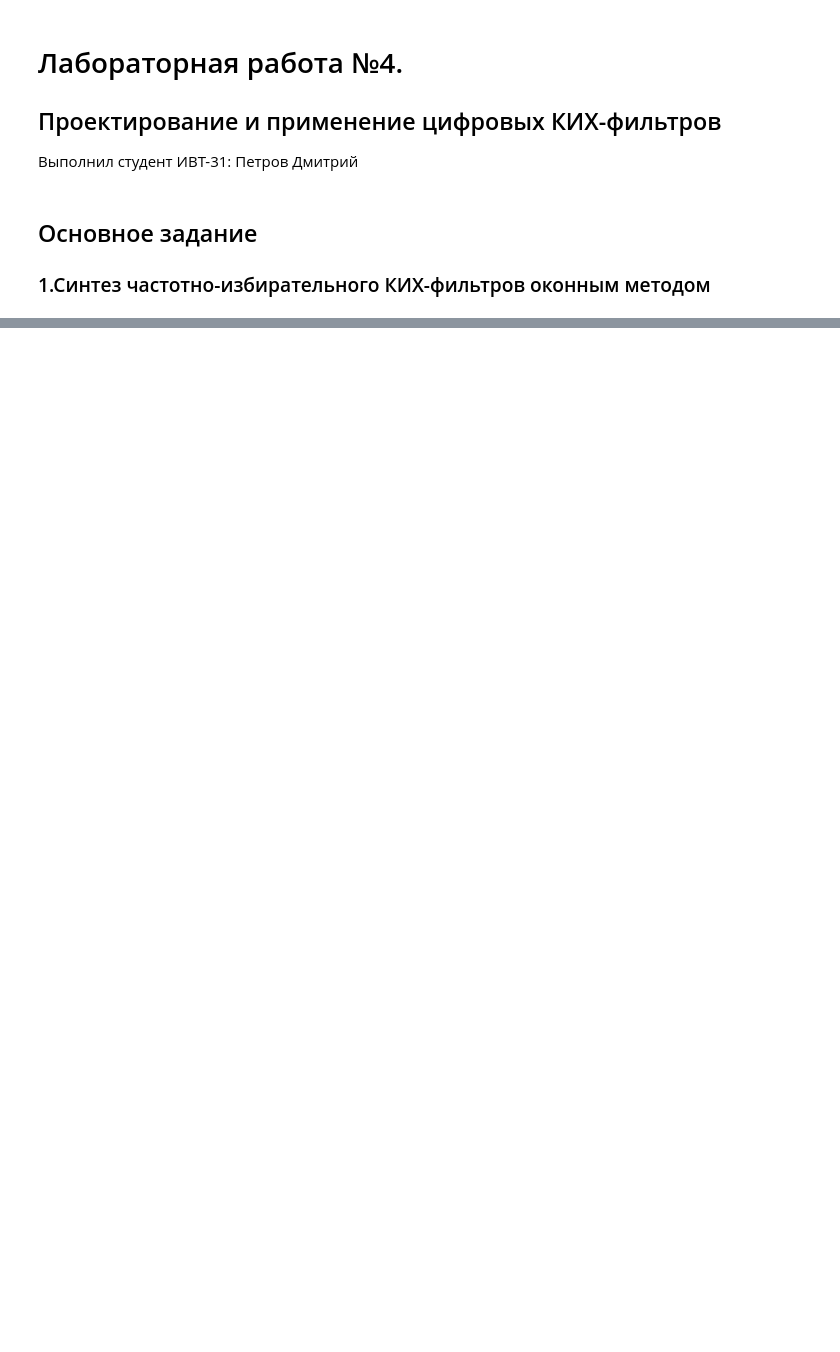
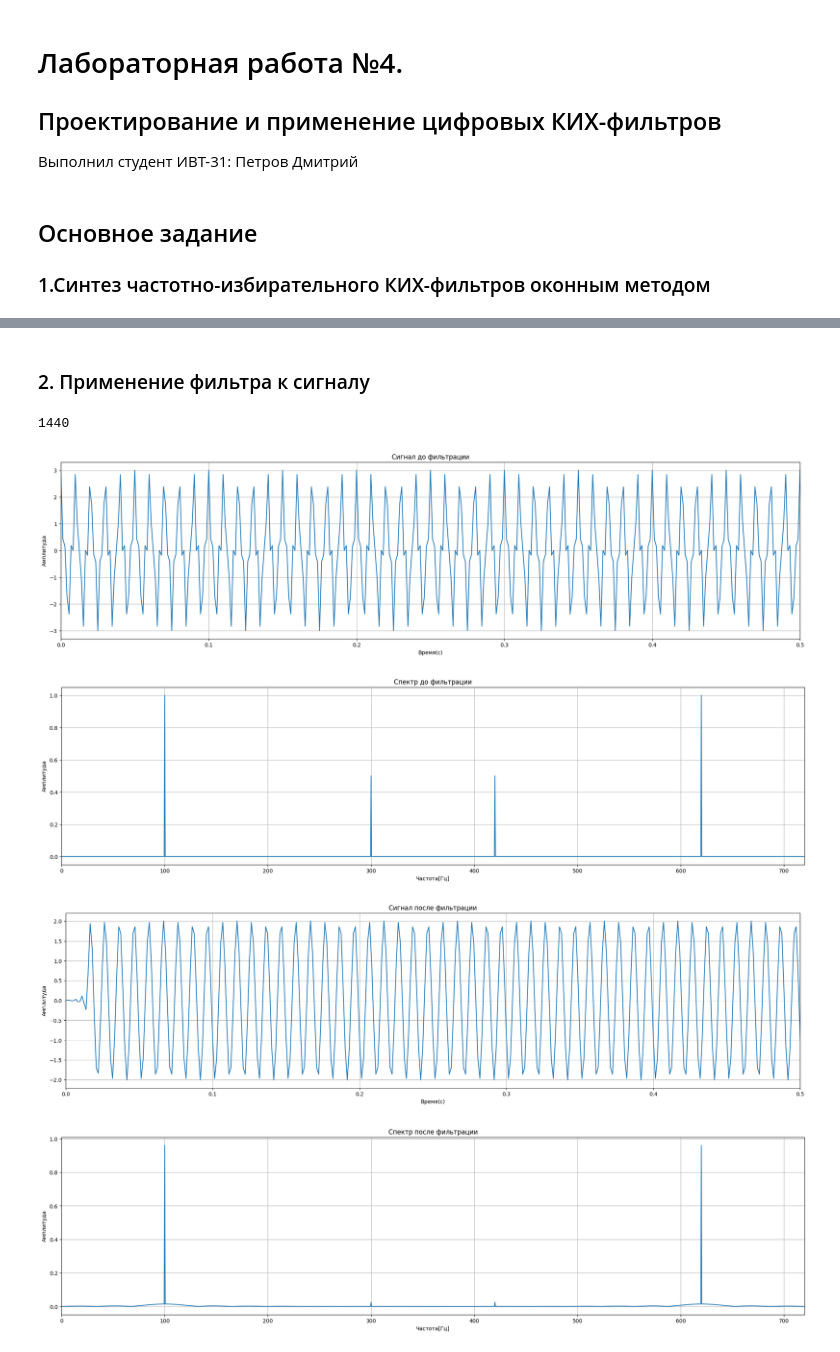
Before and after one commit to dmPetrow/labs_dsp, a Jupyter notebook: lab4.ipynb, the cells around one changed output, grey strips where cells are left out. Drawn from its saved outputs; the diff is of its cells as text; code cells hidden in the pictures; blank space fills up the shorter version.

```diff
--- a/lab4.ipynb
+++ b/lab4.ipynb
@@ -183,0 +185,62 @@ plt.show()
+# %% [markdown]
+### 2. Применение фильтра к сигналу
+# %%
+Amp1 = 2
+Amp2 = 1
+
+f1 = 100
+f2 = 300
+
+T = 1/fs
+
+t = np.linspace(0, N*T, N, endpoint = False)
+
+x1 = Amp1 * np.cos(2 * np.pi * f1 * t )
+x2 = Amp2 * np.cos(2 * np.pi * f2 * t )
+
+xsum = x1 + x2
+dff = fft(xsum) / N
+
+plt.figure(figsize=[25,6])
+plt.title( 'Сигнал до фильтрации' )
+plt.plot(t, xsum)
+plt.xlim( [0, N*T/4] )
+plt.grid( True )
+plt.xlabel( 'Время(с)' )
+plt.ylabel( 'Амплитуда' )
+
+plt.figure(figsize=[25,6])
+plt.title( 'Спектр до фильтрации' )
+plt.plot(ff, np.abs(dff))
+plt.xlim( [0, fs] )
+plt.grid( True )
+plt.xlabel( 'Частота[Гц]' )
+plt.ylabel( 'Амплитуда' )
+
+xsum_fil = np.convolve(y2, xsum[0:N - p])
+
+plt.figure(figsize=[25,6])
+plt.title( 'Сигнал после фильтрации' )
+plt.plot(t, xsum_fil)
+plt.xlim( [0, N*T/4] )
+plt.grid( True )
+plt.xlabel( 'Время(с)' )
+plt.ylabel( 'Амплитуда' )
+
+dff_fil = fft(xsum_fil) / N
+
+plt.figure(figsize=[25,6])
+plt.title( 'Спектр после фильтрации' )
+plt.plot(ff, np.abs(dff_fil))
+plt.xlim( [0, fs] )
+plt.grid( True )
+plt.xlabel( 'Частота[Гц]' )
+plt.ylabel( 'Амплитуда' )
+
+plt.show()
+# %% [output]
+1440
+[figure, added]
+[figure, added]
+[figure, added]
+[figure, added]
```
Also changed, not shown: parts of 1 cell of this notebook.
